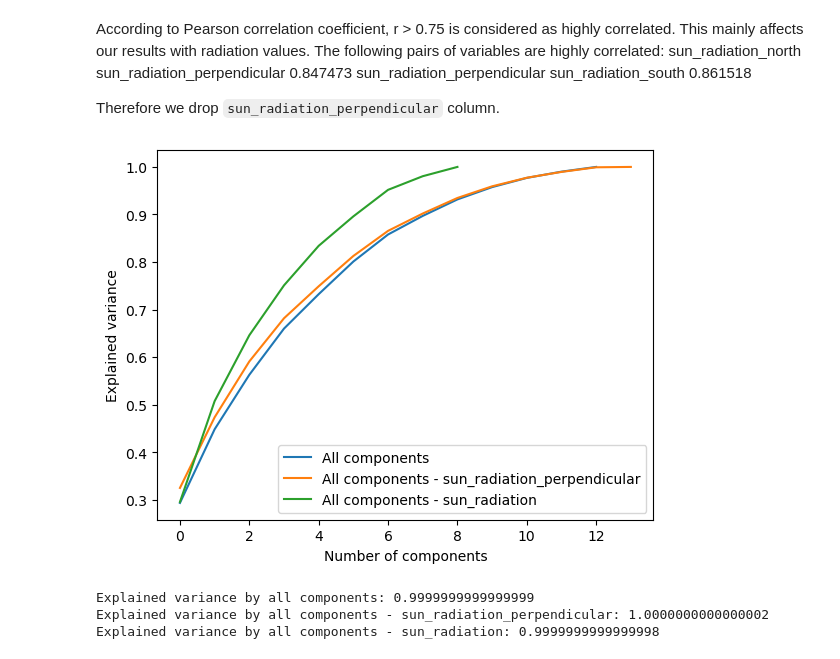
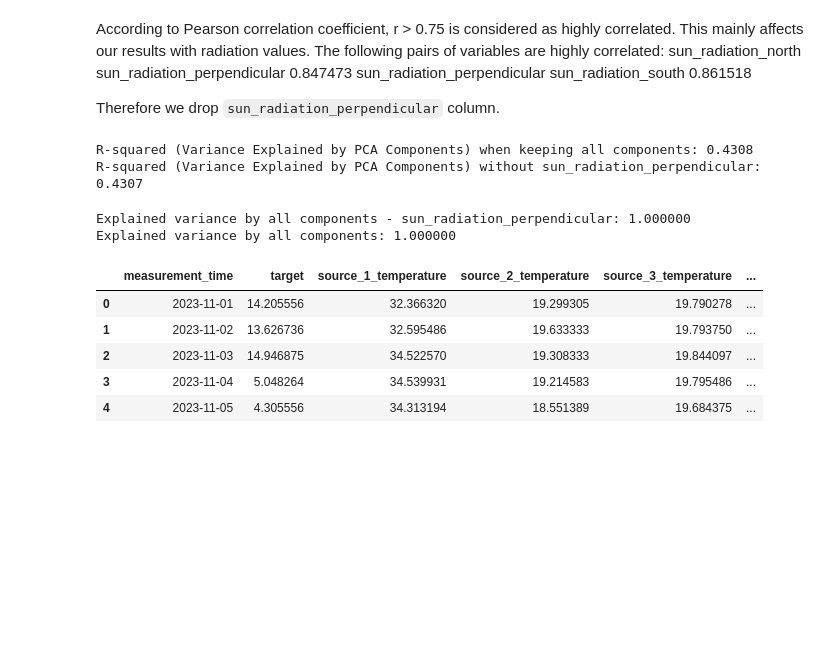
Before and after one commit to LauraMQuiros/Energy-prediction, a Jupyter notebook: notebooks/data_analysis.ipynb, the cells around one changed output. Cells and saved outputs as stored; diff of their text form; code cells hidden in the pictures; blank space fills up the shorter version.

Commit message:
added some more data analysis

```diff
--- a/notebooks/data_analysis.ipynb
+++ b/notebooks/data_analysis.ipynb
@@ -89,33 +89,52 @@ Therefore we drop `sun_radiation_perpendicular` column.
 # %%
 # which percentage of the data is explained by all components - sun_radiation_perpendicular
 from sklearn.decomposition import PCA
+from sklearn.linear_model import LinearRegression
+from sklearn.model_selection import train_test_split
 from sklearn.preprocessing import StandardScaler
-# calculate the explained variance ratio for all components and all components - sun_radiation_perpendicular and plot the results in the same graph
+from sklearn.metrics import r2_score
+# Separate the target column (dependent variable) from the features (independent variables)
+X1 = train_numerical.drop(columns=['target'])  # Drop target column to get features
+X2 = train_numerical.drop(columns=['target', 'sun_radiation_perpendicular'])
+y = train_numerical['target']  # Target column
+
+# Standardize the features (important for PCA)
 scaler = StandardScaler()
-X3 = scaler.fit_transform(numerical_train.drop(columns=['sun_radiation_perpendicular', 'target', 'sun_radiation_north', 'sun_radiation_south', 'sun_radiation_east', 'sun_radiation_west']))
-X1 = scaler.fit_transform(numerical_train.drop(columns=['sun_radiation_perpendicular', 'target']))
-X2 = scaler.fit_transform(numerical_train.drop(columns=['target']))
+X1_scaled = scaler.fit_transform(X1)
+X2_scaled = scaler.fit_transform(X2)
+
+# Apply PCA (you can adjust n_components as needed)
 pca1 = PCA()
 pca2 = PCA()
-pca3 = PCA()
-pca1.fit(X1)
-pca2.fit(X2)
-pca3.fit(X3)
-plt.plot(np.cumsum(pca1.explained_variance_ratio_), label='All components')
-plt.plot(np.cumsum(pca2.explained_variance_ratio_), label='All components - sun_radiation_perpendicular')
-plt.plot(np.cumsum(pca3.explained_variance_ratio_), label='All components - sun_radiation')
-plt.xlabel('Number of components')
-plt.ylabel('Explained variance')
-plt.legend()
-plt.show()
+X1_pca = pca1.fit_transform(X1_scaled)
+X2_pca = pca2.fit_transform(X2_scaled)
+
+# Split data into training and testing sets
+X1_train, X1_test, y1_train, y1_test = train_test_split(X1_pca, y, test_size=0.2, random_state=42)
+X2_train, X2_test, y2_train, y2_test = train_test_split(X2_pca, y, test_size=0.2, random_state=42)
+# Fit a linear regression model on the PCA components
+model1 = LinearRegression()
+model1.fit(X1_train, y1_train)
+model2 = LinearRegression()
+model2.fit(X2_train, y2_train)
+
+# Predict the target variable on the test set
+y1_pred = model1.predict(X1_test)
+y2_pred = model2.predict(X2_test)
+
+# Calculate R-squared to see how well the target is predicted by the PCA components
+r2v1 = r2_score(y1_test, y1_pred)
+r2v2 = r2_score(y2_test, y2_pred)
+# Output the amount of variance explained by the PCA components in the target
+print(f'R-squared (Variance Explained by PCA Components) when keeping all components: {r2v1:.4f}')
+print(f'R-squared (Variance Explained by PCA Components) without sun_radiation_perpendicular: {r2v2:.4f}')
 # %% [output]
-[figure, removed]
+R-squared (Variance Explained by PCA Components) when keeping all components: 0.4308
+R-squared (Variance Explained by PCA Components) without sun_radiation_perpendicular: 0.4307
 # %%
 # print the variance explained by the max number of components for each case
-print(f"Explained variance by all components: {np.cumsum(pca2.explained_variance_ratio_)[-1]}")
-print(f"Explained variance by all components - sun_radiation_perpendicular: {np.cumsum(pca1.explained_variance_ratio_)[-1]}")
-print(f"Explained variance by all components - sun_radiation: {np.cumsum(pca3.explained_variance_ratio_)[-1]}")
+print(f"Explained variance by all components - sun_radiation_perpendicular: {pca2.explained_variance_ratio_.sum():.6f}")
+print(f"Explained variance by all components: {pca1.explained_variance_ratio_.sum():.6f}")
 # %% [output]
-Explained variance by all components: 0.9999999999999999
-Explained variance by all components - sun_radiation_perpendicular: 1.0000000000000002
-Explained variance by all components - sun_radiation: 0.9999999999999998
+Explained variance by all components - sun_radiation_perpendicular: 1.000000
+Explained variance by all components: 1.000000
@@ -121,0 +150,9 @@ Explained variance by all components - sun_radiation: 0.9999999999999998
+# %%
+train_datetime.head()
+# %% [output]
+|  | measurement_time | target | source_1_temperature | source_2_temperature | source_3_temperature | ... |
+| 0 | 2023-11-01 | 14.205556 | 32.366320 | 19.299305 | 19.790278 | ... |
+| 1 | 2023-11-02 | 13.626736 | 32.595486 | 19.633333 | 19.793750 | ... |
+| 2 | 2023-11-03 | 14.946875 | 34.522570 | 19.308333 | 19.844097 | ... |
+| 3 | 2023-11-04 | 5.048264 | 34.539931 | 19.214583 | 19.795486 | ... |
+| 4 | 2023-11-05 | 4.305556 | 34.313194 | 18.551389 | 19.684375 | ... |
```
Also changed, not shown: parts of 6 cells of this notebook, 2 other files.
